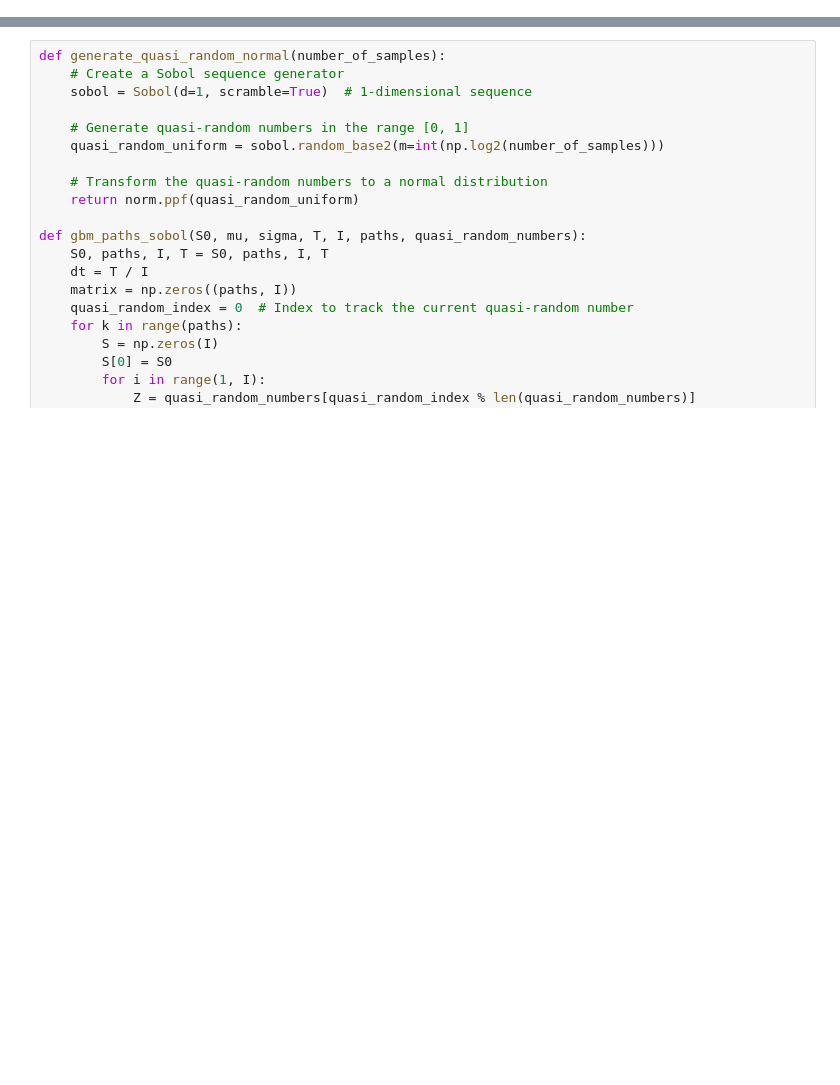
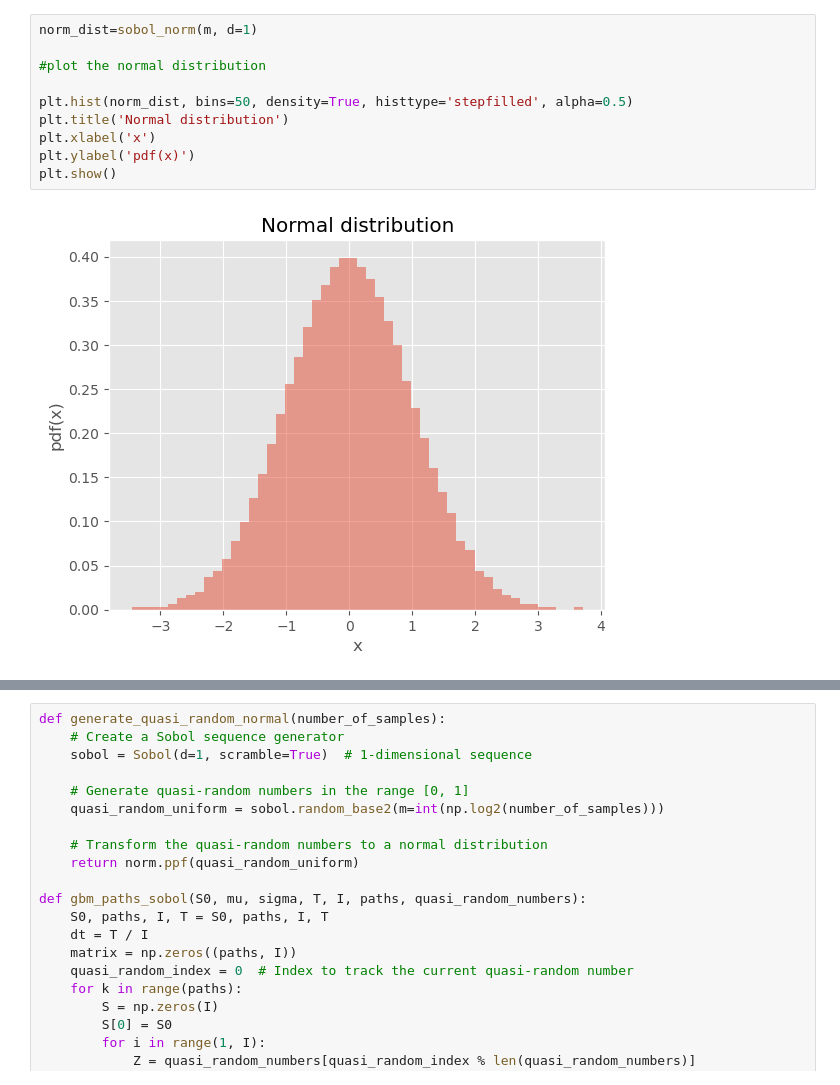
Before and after one commit to lxg969/Monte-Carlo-Seminar1, a Jupyter notebook: Quasi_random/Quasi_GBM.ipynb, the cells around one changed output, grey strips where cells are left out. Saved outputs shown, nothing was run; the diff lists cells and outputs as text; blank space fills up the shorter version.

```diff
--- a/Quasi_random/Quasi_GBM.ipynb
+++ b/Quasi_random/Quasi_GBM.ipynb
@@ -57,0 +76,12 @@ quasi_random_normal = norm.ppf(quasi_random_uniform)
+# %%
+norm_dist=sobol_norm(m, d=1)
+
+#plot the normal distribution
+
+plt.hist(norm_dist, bins=50, density=True, histtype='stepfilled', alpha=0.5)
+plt.title('Normal distribution')
+plt.xlabel('x')
+plt.ylabel('pdf(x)')
+plt.show()
+# %% [output]
+[figure, added]
```
Also changed, not shown: parts of 33 cells of this notebook, 20 other files.
